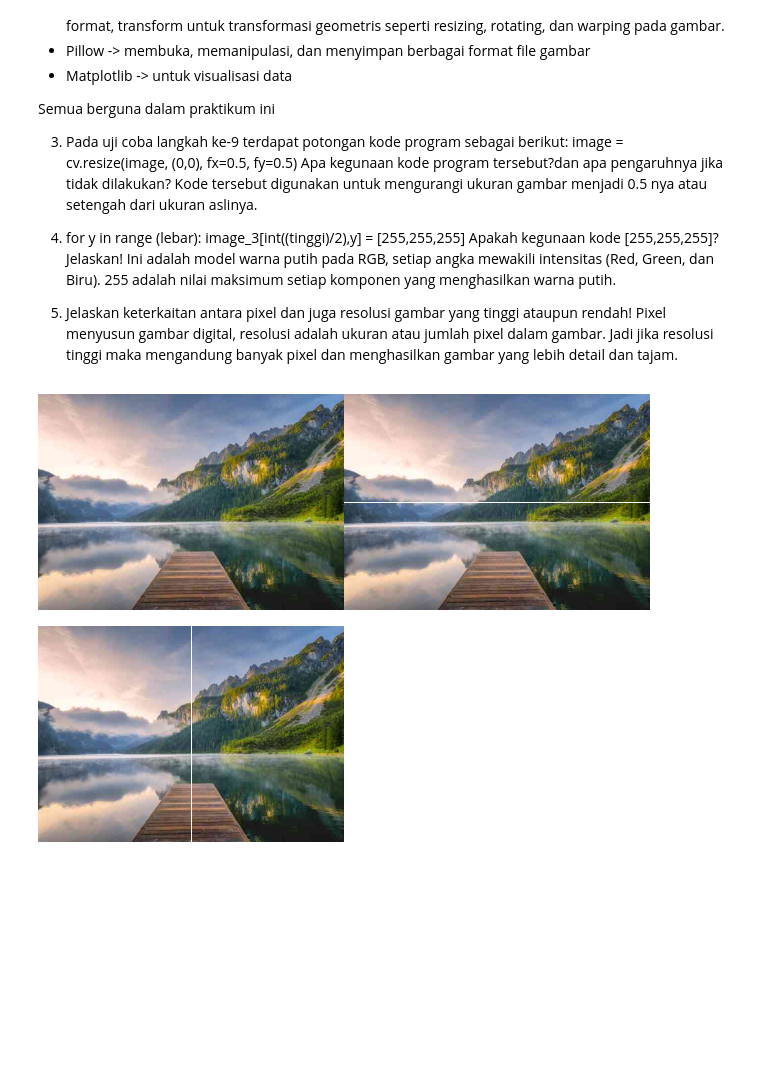
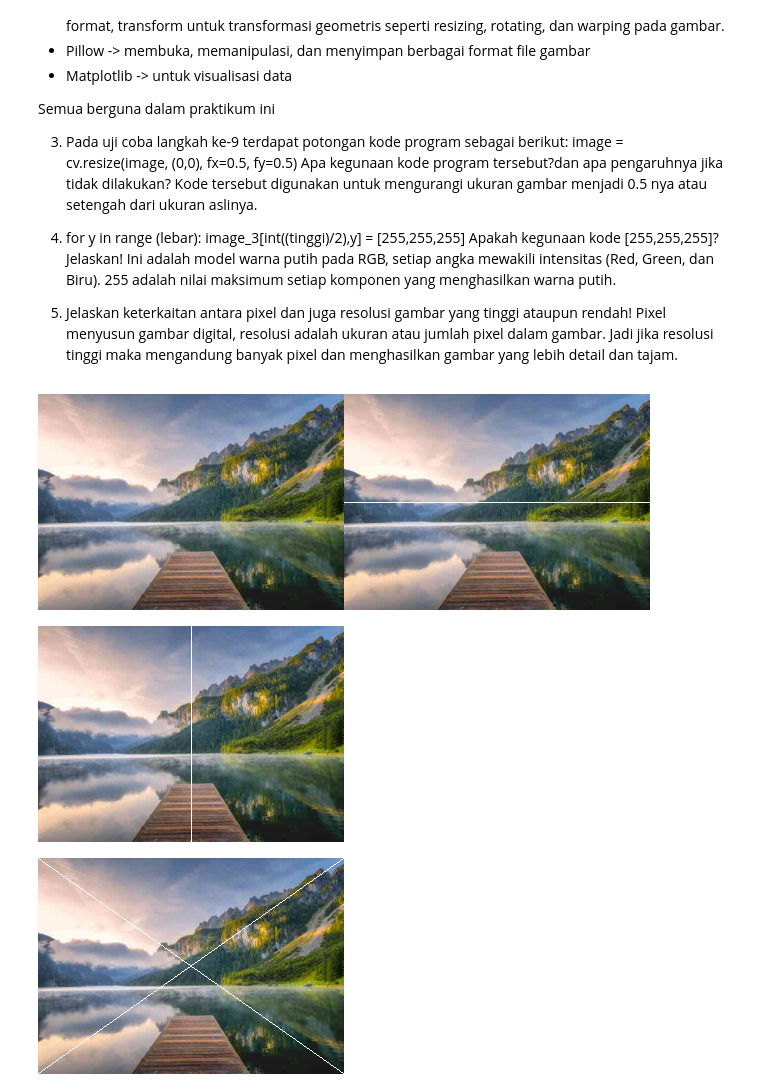
Before and after one commit to hunn99/PCVK_Ganjil_2024, a Jupyter notebook: Week1.ipynb, the cells around one changed output. Drawn from its saved outputs; the diff is of its cells as text; code cells hidden in the pictures; blank space fills up the shorter version.

Commit message:
Tugas garis diagonal silang

```diff
--- a/Week1.ipynb
+++ b/Week1.ipynb
@@ -67,20 +67,28 @@ Pixel menyusun gambar digital, resolusi adalah ukuran atau jumlah pixel dalam ga
 # %%
 
 image_2 = cv.cvtColor(image, cv.COLOR_BGR2RGB)
 image_3 = cv.cvtColor(image, cv.COLOR_BGR2RGB)
 
 #Membuat garis horizontal ditengah image
 for y in range (lebar):
   image_3[int((tinggi)/2),y] = [255,255,255]
   # image_2[int((tinggi)/2),y] = [255,255,255]
 final_frame = cv.hconcat((image_2, image_3))
 cv2_imshow(final_frame)
 
 image_4 = cv.cvtColor(image, cv.COLOR_BGR2RGB)
-#Buat garis vertikal dan garis diagonal
+#Buat garis vertikal
 for y in range (tinggi):
   image_4[y, int((lebar)/2)] = [255,255,255]
 cv2_imshow(image_4)
+
+image_5 = cv.cvtColor(image, cv.COLOR_BGR2RGB)
+#Buat garis diagonal
+
+cv.line(image_5, (0, tinggi-1), (lebar-1,0),  (255,255,255))
+cv.line(image_5, (0,0), (lebar-1, tinggi-1), (255,255,255))
+cv2_imshow(image_5)
 # %% [output]
 [figure]
 [figure]
+[figure, added]
```
